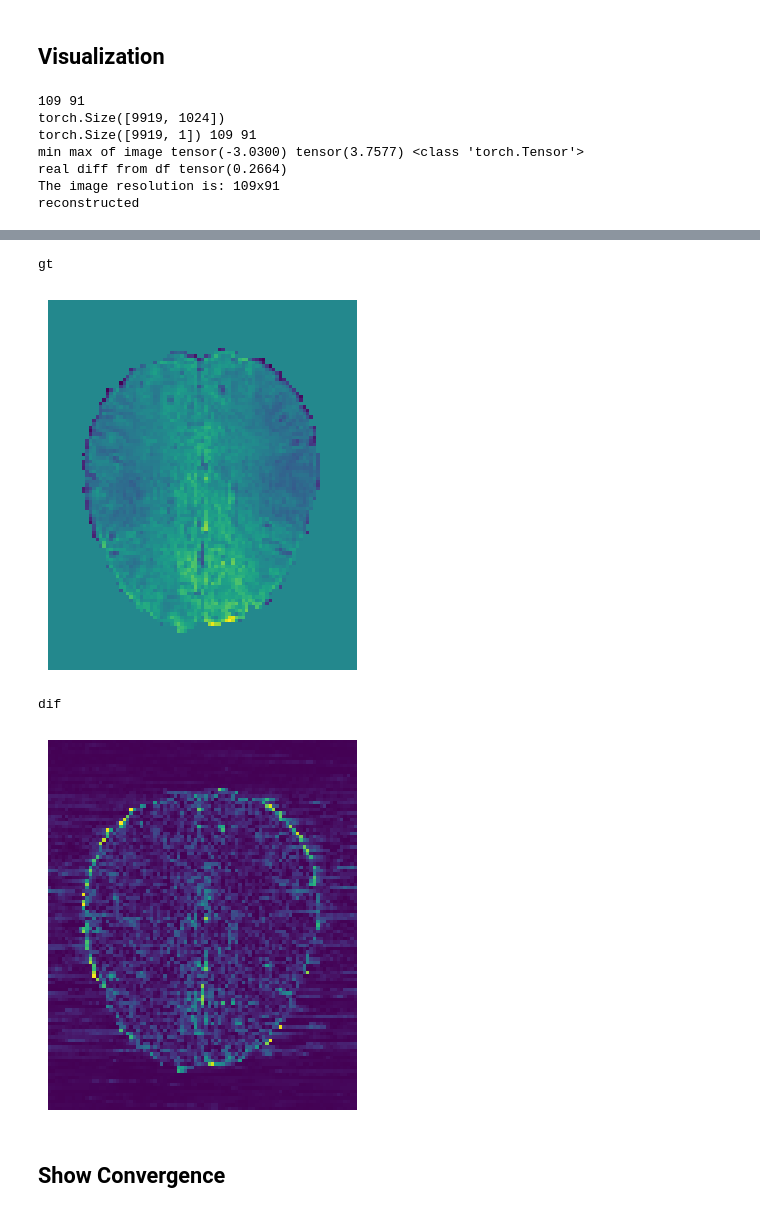
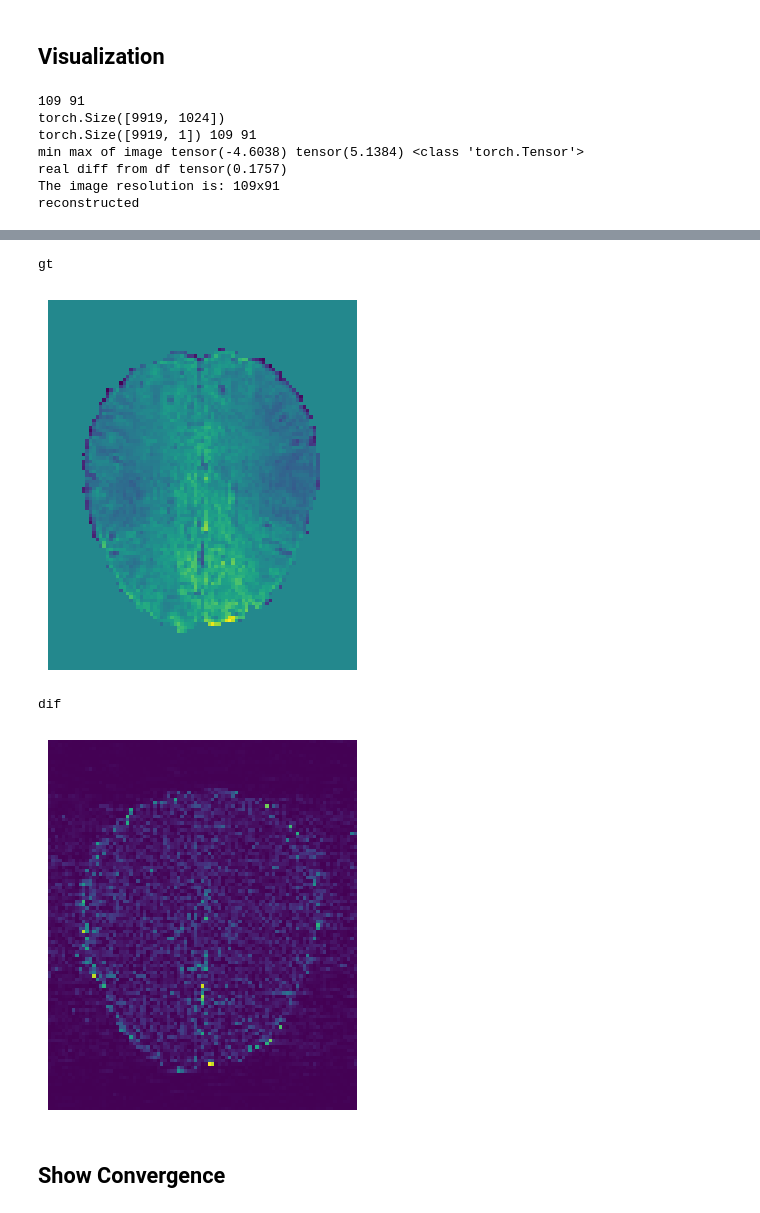
Before and after one commit to emicscs/SENeFR, a Jupyter notebook: src/RAW_input.ipynb, the cells around one changed output, grey strips where cells are left out. Cells and saved outputs as stored; diff of their text form; code cells hidden in the pictures.

```diff
--- a/src/RAW_input.ipynb
+++ b/src/RAW_input.ipynb
@@ -439,7 +453,7 @@ model = fMRI_INRModel(input_size = 4*num_freq)
 
 
 # define path to model checkpoint
-path = './early_gaussian_run.pth'
+path = './RAW_gaussian_run.pth'
 checkpoint = torch.load(path)
 model.load_state_dict(checkpoint["model_state_dict"])
 model.eval()
@@ -450,7 +464,7 @@ xx, yy = np.meshgrid(x, y)  # shape: (H, W)
 
 X = torch.tensor(np.stack([xx, yy], axis=-1).reshape(-1, 2), dtype = torch.float32)  # shape: (H*W, 2)
 
-with open('./early_gau.pkl', 'rb') as file:
+with open('./RAW_gau.pkl', 'rb') as file:
     freq = pickle.load(file)
 
 X = fourier_encode(X, freq = freq)
@@ -486,7 +500,7 @@ plt.show()
 109 91
 torch.Size([9919, 1024])
 torch.Size([9919, 1]) 109 91
-min max of image tensor(-3.0300) tensor(3.7577) <class 'torch.Tensor'>
-real diff from df tensor(0.2664)
+min max of image tensor(-4.6038) tensor(5.1384) <class 'torch.Tensor'>
+real diff from df tensor(0.1757)
 The image resolution is: 109x91
 reconstructed
@@ -494,7 +508,7 @@ reconstructed
 gt
 [figure]
 dif
-[figure, old version]
+[figure, new version]
 # %% [markdown]
 ## Show Convergence
 # %%
```
Also changed, not shown: parts of 4 cells of this notebook, 7 other files.
